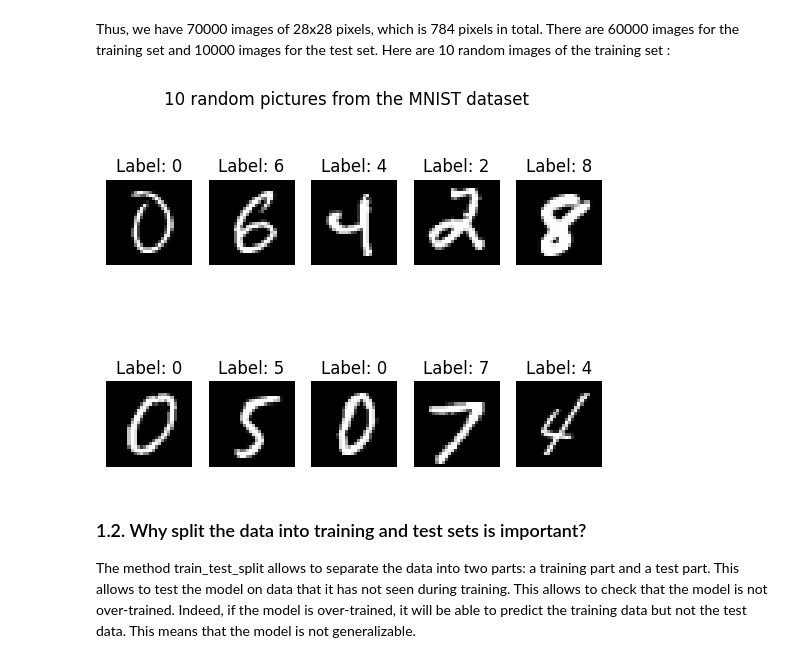
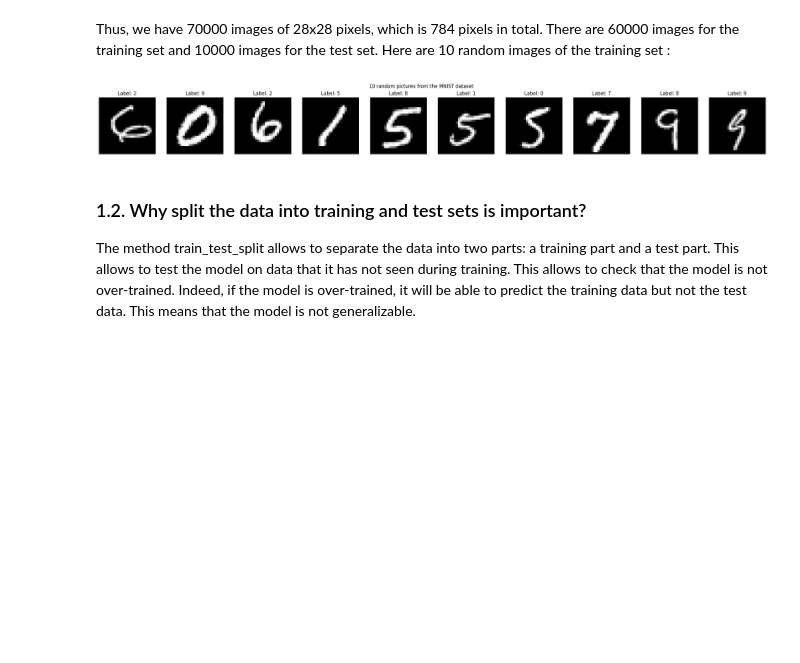
Before and after one commit to CharrierTim/Machine-Learning, a Jupyter notebook: TD1/Rapport TD1.ipynb, the cells around one changed output. Cells and saved outputs as stored; diff of their text form; code cells hidden in the pictures; blank space fills up the shorter version.

```diff
--- a/TD1/Rapport TD1.ipynb
+++ b/TD1/Rapport TD1.ipynb
@@ -52,20 +51,19 @@ X_test shape:  (10000, 28, 28)
 # %% [markdown]
 Thus, we have 70000 images of 28x28 pixels, which is 784 pixels in total. There are 60000 images for the training set and 10000 images for the test set. Here are 10 random images of the training set :
 # %%
-# Display 10 random pictures
+# Display 10 random pictures with their labels and axis off
 
-fig, ax = plt.subplots(2, 5)
-for i in range(2):
-    for j in range(5):
-        nb_samples = random.randint(0, len(X_train))
-        ax[i, j].imshow(X_train[nb_samples], cmap='gray')
-        ax[i, j].set_title("Label: {}".format(Y_train[nb_samples]))
-        ax[i, j].axis('off')
+fig, ax = plt.subplots(1, 10)
+for i in range(10):
+    ax[i].imshow(X_train[random.randint(0, len(X_train))], cmap='gray')
+    ax[i].set_title("Label: " + str(Y_train[random.randint(0, len(Y_train))]))
+    ax[i].axis('off')
 
 plt.suptitle("10 random pictures from the MNIST dataset")
+fig.set_size_inches(30, 3.5)
 plt.show()
 # %% [output]
-[figure, old version]
+[figure, new version]
 # %% [markdown]
 ### 1.2. Why split the data into training and test sets is important?
 
```
Also changed, not shown: parts of 7 cells of this notebook, 7 other files.
